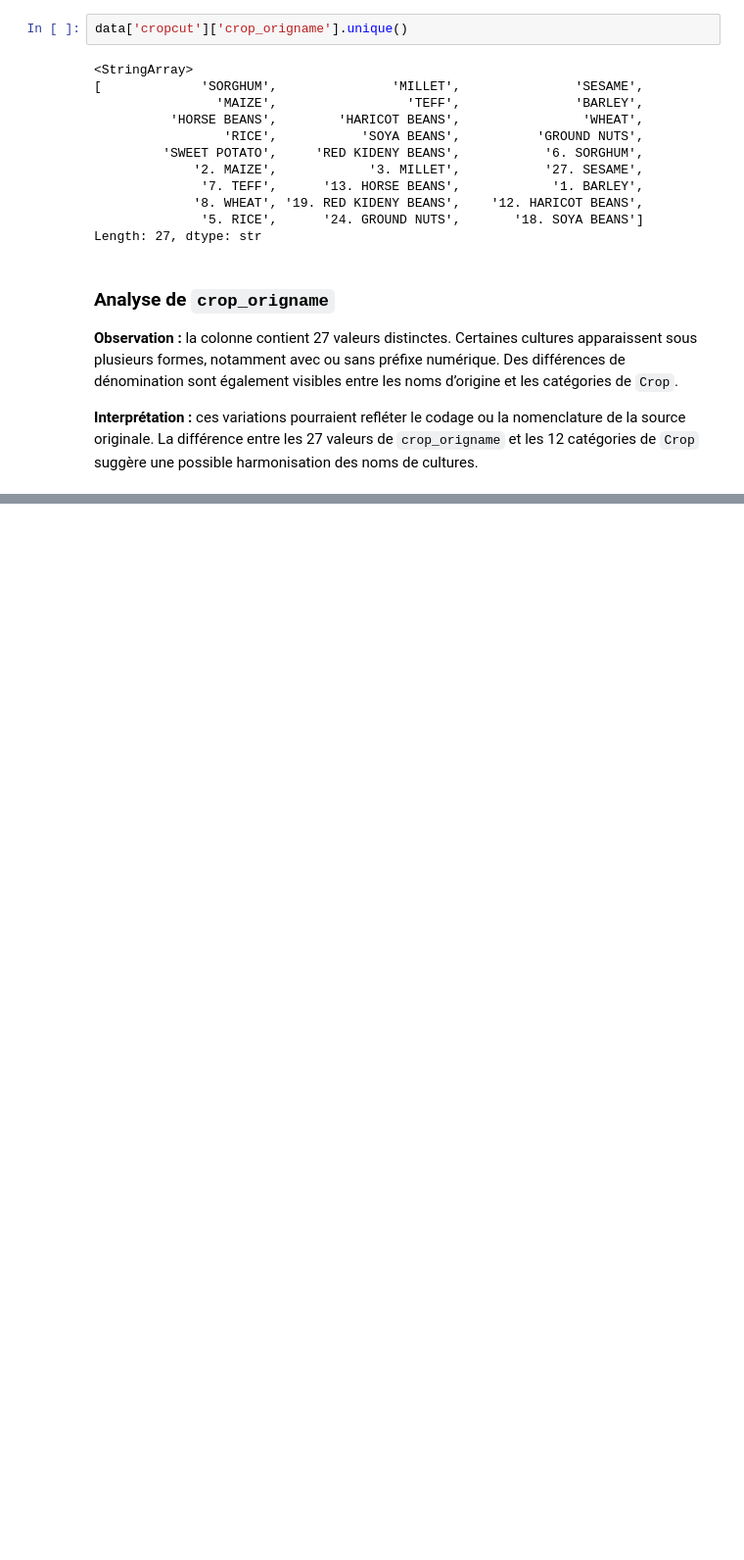
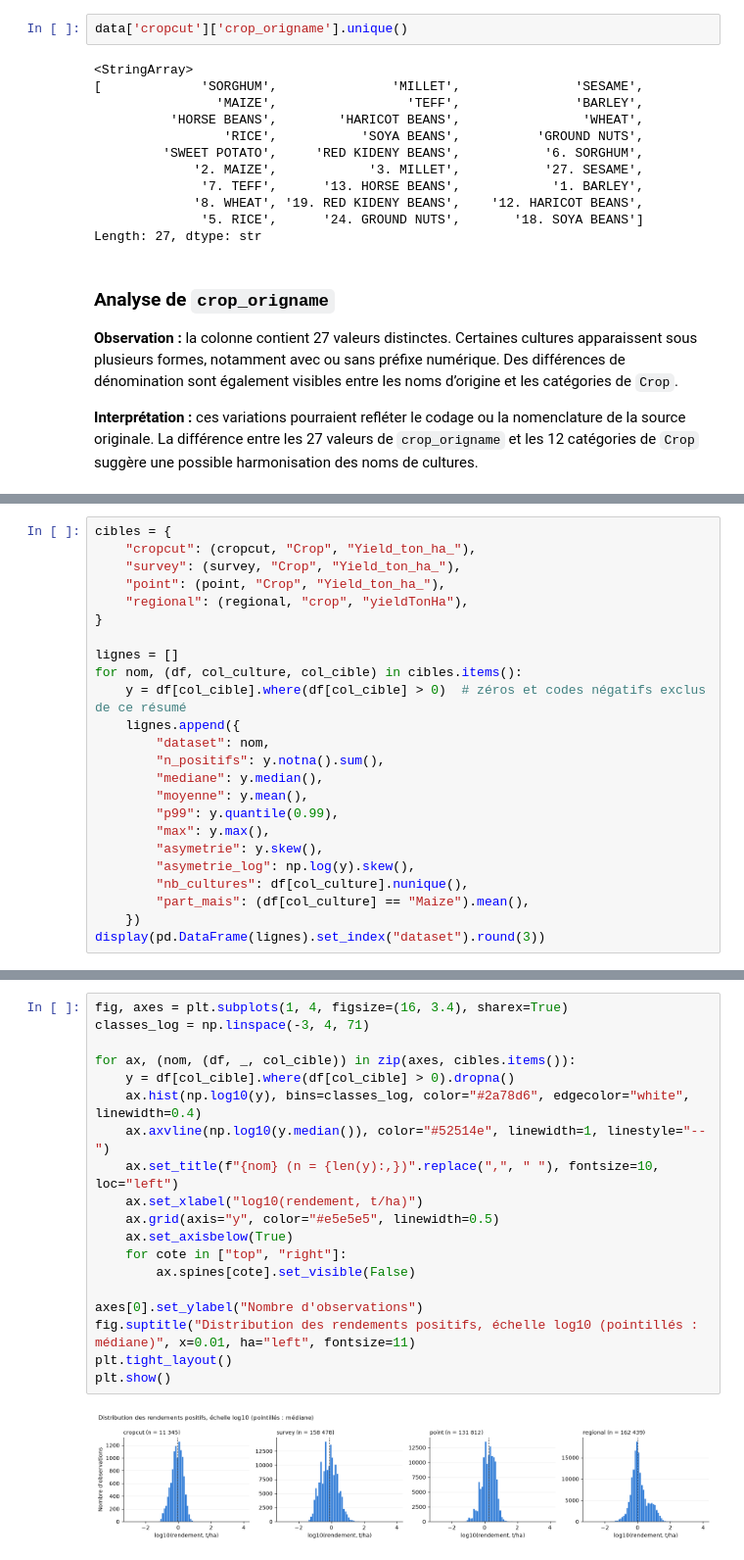
Before and after one commit to DjafarouAbdou909/African_Crop_Yield_Intelligence, a Jupyter notebook: notebooks/02_data_understanding.ipynb, the cells around one changed output, grey strips where cells are left out. Shown at 98% size. Cells and saved outputs as stored; diff of their text form; blank space fills up the shorter version.

```diff
--- a/notebooks/02_data_understanding.ipynb
+++ b/notebooks/02_data_understanding.ipynb
@@ -236,0 +1337,24 @@ Length: 27, dtype: str
+# %%
+cibles = {
+    "cropcut": (cropcut, "Crop", "Yield_ton_ha_"),
+    "survey": (survey, "Crop", "Yield_ton_ha_"),
+    "point": (point, "Crop", "Yield_ton_ha_"),
+    "regional": (regional, "crop", "yieldTonHa"),
+}
+
+lignes = []
+for nom, (df, col_culture, col_cible) in cibles.items():
+    y = df[col_cible].where(df[col_cible] > 0)  # zéros et codes négatifs exclus de ce résumé
+    lignes.append({
+        "dataset": nom,
+        "n_positifs": y.notna().sum(),
+        "mediane": y.median(),
+        "moyenne": y.mean(),
+        "p99": y.quantile(0.99),
+        "max": y.max(),
+        "asymetrie": y.skew(),
+        "asymetrie_log": np.log(y).skew(),
+        "nb_cultures": df[col_culture].nunique(),
+        "part_mais": (df[col_culture] == "Maize").mean(),
+    })
+display(pd.DataFrame(lignes).set_index("dataset").round(3))
@@ -236,0 +1368,21 @@ Length: 27, dtype: str
+# %%
+fig, axes = plt.subplots(1, 4, figsize=(16, 3.4), sharex=True)
+classes_log = np.linspace(-3, 4, 71)
+
+for ax, (nom, (df, _, col_cible)) in zip(axes, cibles.items()):
+    y = df[col_cible].where(df[col_cible] > 0).dropna()
+    ax.hist(np.log10(y), bins=classes_log, color="#2a78d6", edgecolor="white", linewidth=0.4)
+    ax.axvline(np.log10(y.median()), color="#52514e", linewidth=1, linestyle="--")
+    ax.set_title(f"{nom} (n = {len(y):,})".replace(",", " "), fontsize=10, loc="left")
+    ax.set_xlabel("log10(rendement, t/ha)")
+    ax.grid(axis="y", color="#e5e5e5", linewidth=0.5)
+    ax.set_axisbelow(True)
+    for cote in ["top", "right"]:
+        ax.spines[cote].set_visible(False)
+
+axes[0].set_ylabel("Nombre d'observations")
+fig.suptitle("Distribution des rendements positifs, échelle log10 (pointillés : médiane)", x=0.01, ha="left", fontsize=11)
+plt.tight_layout()
+plt.show()
+# %% [output]
+[figure, added]
```
Also changed, not shown: parts of 102 cells of this notebook.
